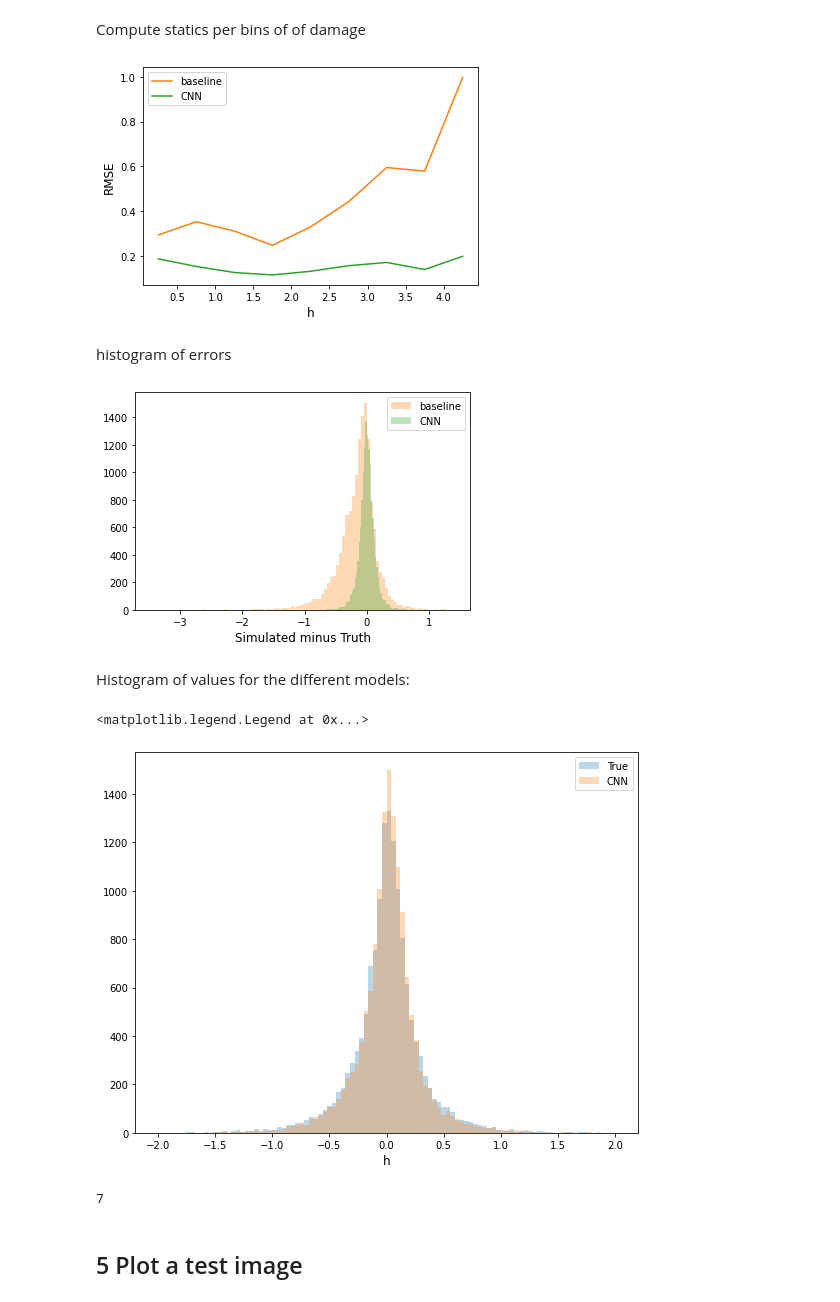
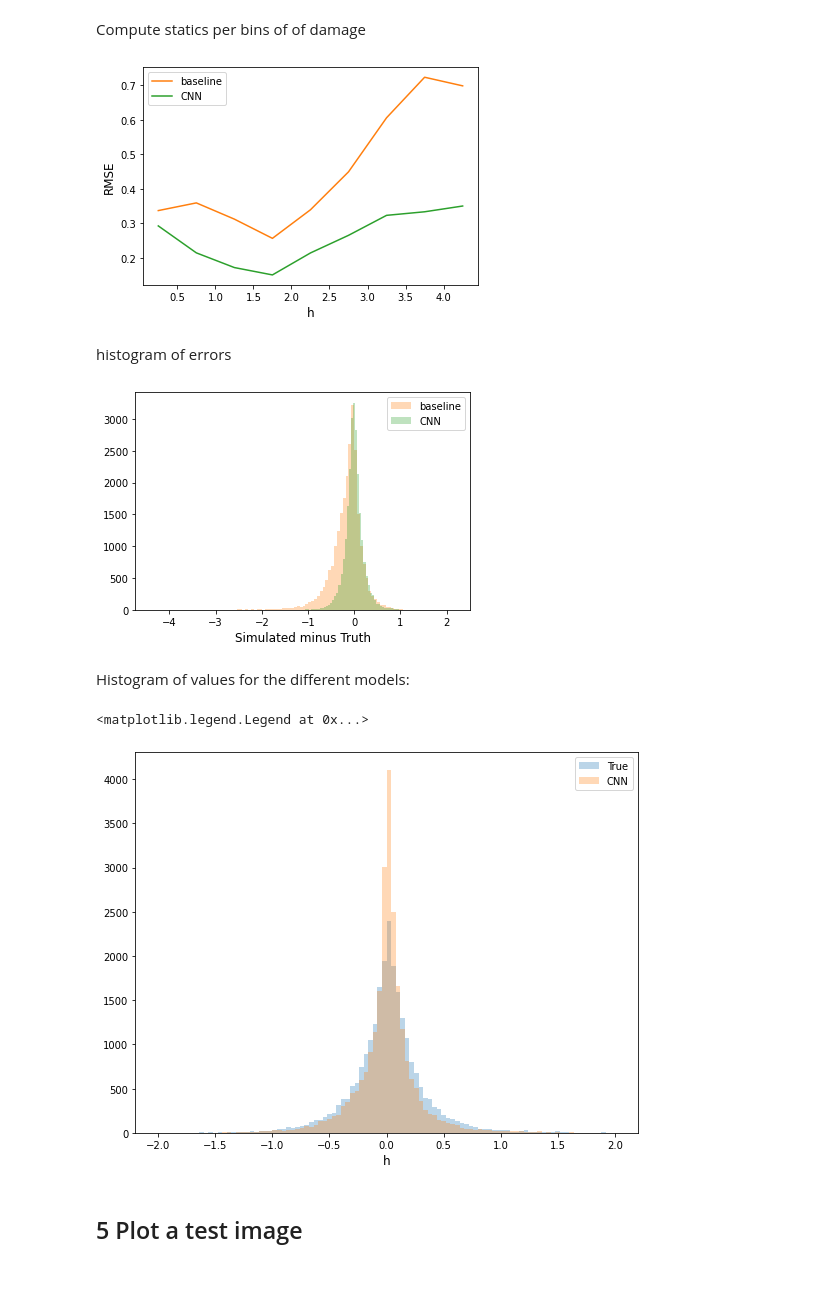
Before and after one commit to nansencenter/SID-NN, a Jupyter notebook: training-sr.ipynb, the cells around one changed output. Saved outputs shown, nothing was run; the diff lists cells and outputs as text; code cells hidden in the pictures.

```diff
--- a/training-sr.ipynb
+++ b/training-sr.ipynb
@@ -34,6 +34,6 @@ figdir = 'figs/talk2/figs'
 # %%
 # Name of the experiment
-name = 'exp-sr-sat-hr'
+name = 'exp-sr-sat-hr-smallpatch'
 
 # Root of all directories used
 rootdir = '/mnt/sfe-ns9602k/Julien/data'
@@ -89,7 +89,7 @@ model_name = "long"
 #model_name = "demo"
 
 # Read model setting parameter from file
-from_file = True
+from_file = False
 
 # pretrained model ( if False, launch a new training)
 pretrained = True
@@ -454,7 +454,7 @@ ax.set_xlabel('h')
 ax.set_ylabel('RMSE')
 ax.legend();
 # %% [output]
-[figure, old version]
+[figure, new version]
 # %% [markdown]
 histogram of errors
 # %%
@@ -466,27 +466,23 @@ ax.hist(delta_nn, bins, alpha=0.3, label='CNN',color='C2');
 ax.legend();
 ax.set_xlabel('Simulated minus Truth');
 # %% [output]
-[figure, old version]
+[figure, new version]
 # %% [markdown]
 Histogram of values for the different models:
 # %%
 bins = 100
 fig, ax = plt.subplots(figsize=(9,7))
 ic = colnames.index('h')
 
-plt.hist(yval_d.ravel()-Xval[...,7,7,ic], bins,  (-2,2), alpha=0.3, label='True')
+plt.hist(yval_d.ravel()-Xval[...,dsize//2,dsize//2,ic], bins,  (-2,2), alpha=0.3, label='True')
 #plt.hist(y_bl.ravel()-Xval[...,7,7,ic], bins,  (-2,2), alpha=0.3, label='baseline')
-plt.hist(ypredict.ravel()-Xval[...,7,7,ic], bins,  (-2,2), alpha=0.3, label='CNN')
+plt.hist(ypredict.ravel()-Xval[...,dsize//2,dsize//2,ic], bins,  (-2,2), alpha=0.3, label='CNN')
 
 plt.xlabel('h')
 plt.legend()
 # %% [output]
 <matplotlib.legend.Legend at 0x...>
-[figure, old version]
+[figure, new version]
-# %%
-dsize//2
-# %% [output]
-7
 # %% [markdown]
 ## 5 Plot a test image
 # %% [markdown]
```
Also changed, not shown: parts of 25 cells of this notebook, 6 other files.
